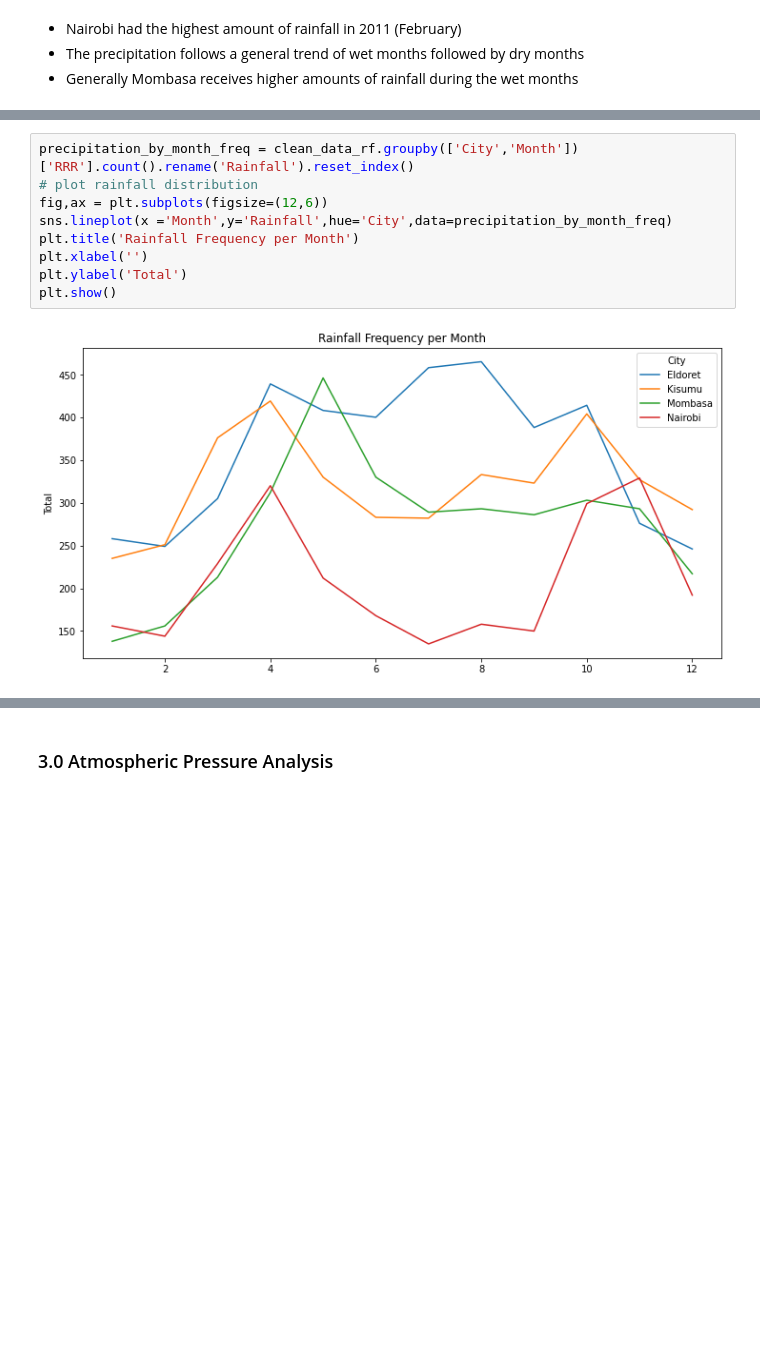
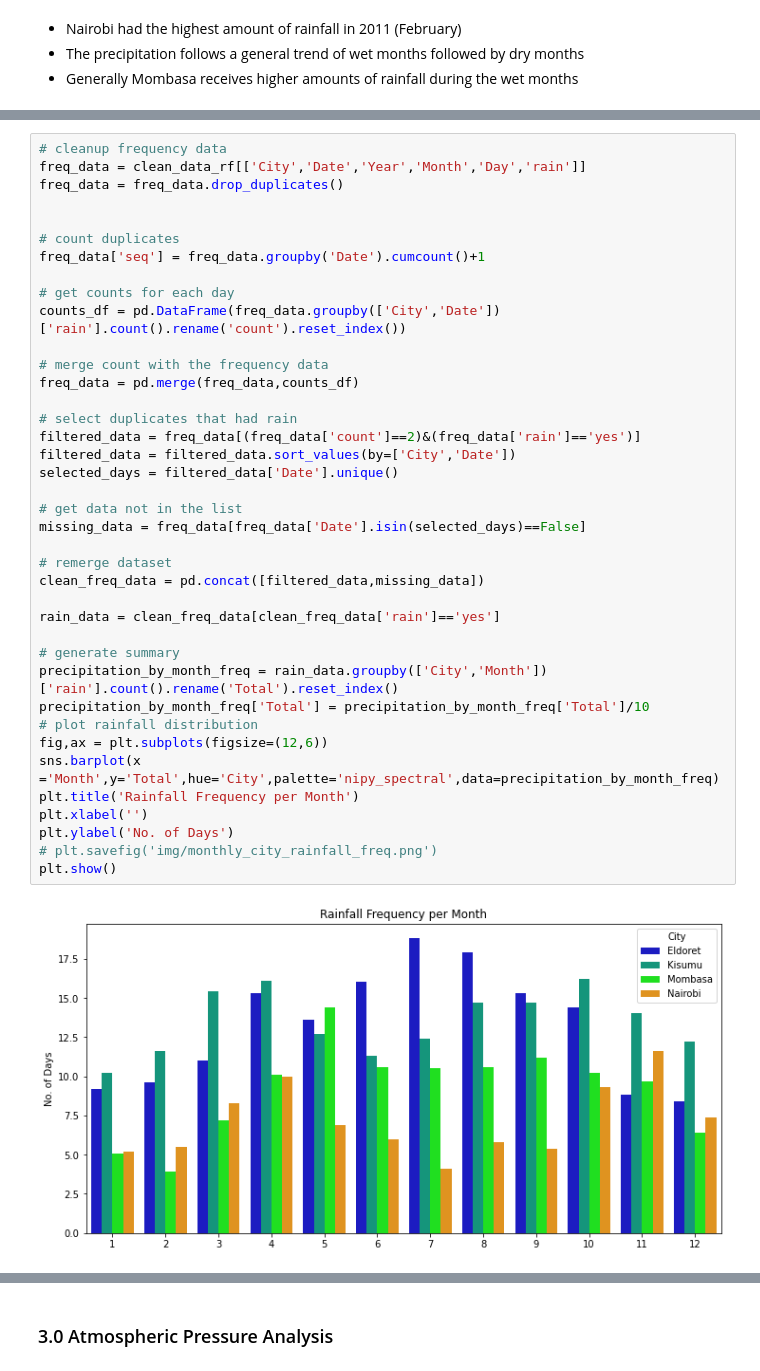
Before and after one commit to wkirui/Weather-Data-Analysis, a Jupyter notebook: Weather Analysis.ipynb, the cells around one changed output, grey strips where cells are left out. Saved outputs shown, nothing was run; the diff lists cells and outputs as text; blank space fills up the shorter version.

```diff
--- a/Weather Analysis.ipynb
+++ b/Weather Analysis.ipynb
@@ -467,11 +481,41 @@ plt.show()
-# %%
-precipitation_by_month_freq = clean_data_rf.groupby(['City','Month'])['RRR'].count().rename('Rainfall').reset_index()
-# plot rainfall distribution
-fig,ax = plt.subplots(figsize=(12,6))
-sns.lineplot(x ='Month',y='Rainfall',hue='City',data=precipitation_by_month_freq)
-plt.title('Rainfall Frequency per Month')
-plt.xlabel('')
-plt.ylabel('Total')
-plt.show()
-# %% [output]
-[figure, removed]
+# %%
+# cleanup frequency data
+freq_data = clean_data_rf[['City','Date','Year','Month','Day','rain']]
+freq_data = freq_data.drop_duplicates()
+
+
+# count duplicates
+freq_data['seq'] = freq_data.groupby('Date').cumcount()+1
+
+# get counts for each day
+counts_df = pd.DataFrame(freq_data.groupby(['City','Date'])['rain'].count().rename('count').reset_index())
+
+# merge count with the frequency data
+freq_data = pd.merge(freq_data,counts_df)
+
+# select duplicates that had rain
+filtered_data = freq_data[(freq_data['count']==2)&(freq_data['rain']=='yes')]
+filtered_data = filtered_data.sort_values(by=['City','Date'])
+selected_days = filtered_data['Date'].unique()
+
+# get data not in the list
+missing_data = freq_data[freq_data['Date'].isin(selected_days)==False]
+
+# remerge dataset
+clean_freq_data = pd.concat([filtered_data,missing_data])
+
+rain_data = clean_freq_data[clean_freq_data['rain']=='yes']
+
+# generate summary
+precipitation_by_month_freq = rain_data.groupby(['City','Month'])['rain'].count().rename('Total').reset_index()
+precipitation_by_month_freq['Total'] = precipitation_by_month_freq['Total']/10
+# plot rainfall distribution
+fig,ax = plt.subplots(figsize=(12,6))
+sns.barplot(x ='Month',y='Total',hue='City',palette='nipy_spectral',data=precipitation_by_month_freq)
+plt.title('Rainfall Frequency per Month')
+plt.xlabel('')
+plt.ylabel('No. of Days')
+# plt.savefig('img/monthly_city_rainfall_freq.png')
+plt.show()
+# %% [output]
+[figure, added]
```
Also changed, not shown: parts of 10 cells of this notebook, 8 other files.
